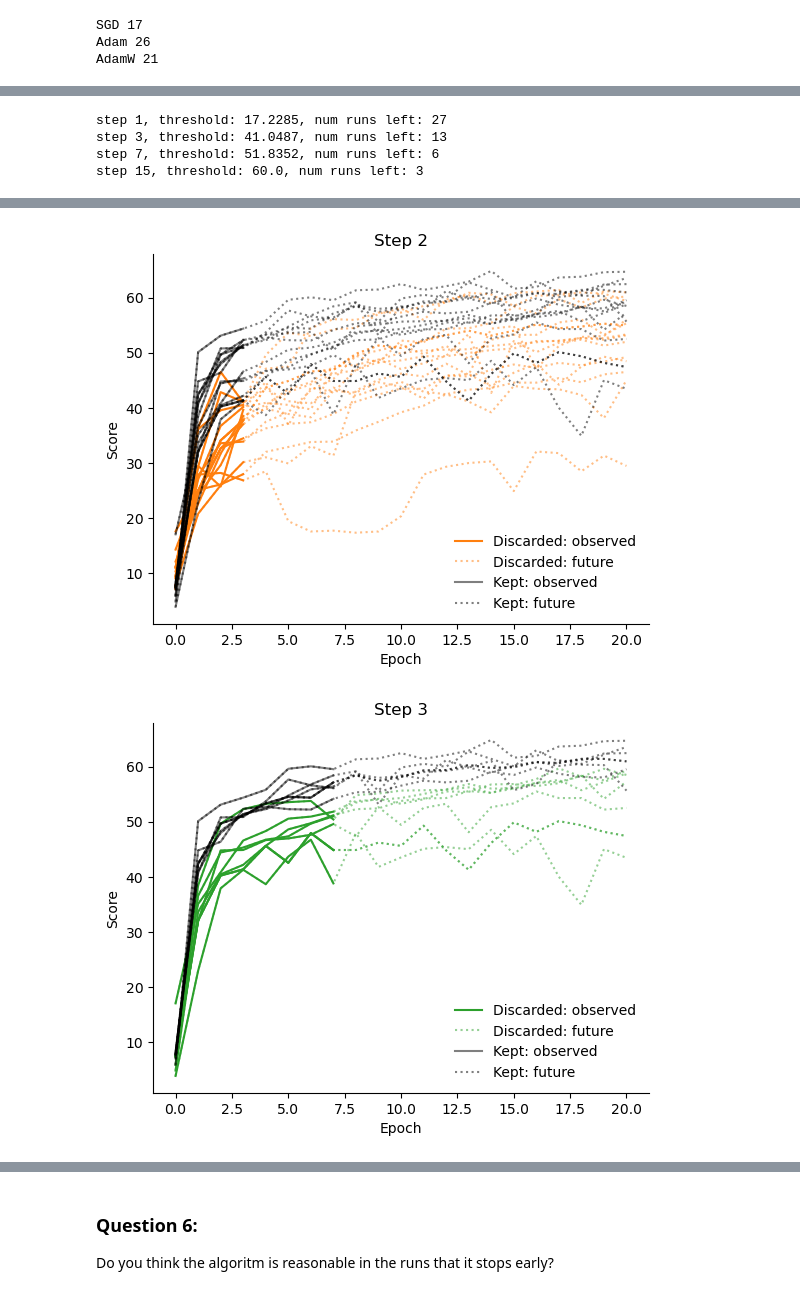
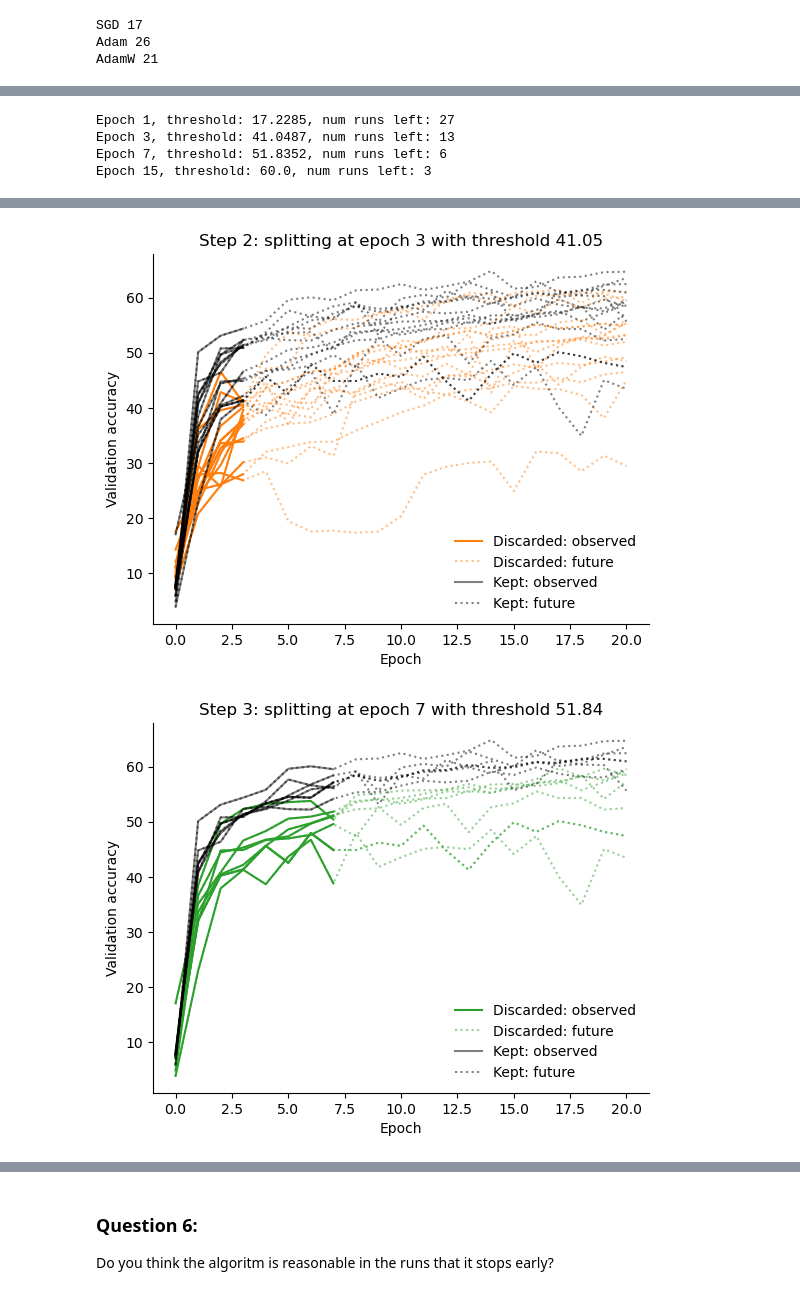
Before and after one commit to rguilcas/BCCR-ML-course, a Jupyter notebook: lecture_exercises/solutions/D4-01_HPO-example.ipynb, the cells around one changed output, grey strips where cells are left out. Saved outputs shown, nothing was run; the diff lists cells and outputs as text; code cells hidden in the pictures.

```diff
--- a/lecture_exercises/solutions/D4-01_HPO-example.ipynb
+++ b/lecture_exercises/solutions/D4-01_HPO-example.ipynb
@@ -83,7 +78,7 @@ We will now look at the sets of hyperparameters that lead to the best accuracy r
 To do this, we start by loading the configuration of each run that gives us the hyperparameters that were used. We then explore how they influence the best accuracy obtained for each run.
 # %%
 df_hyperparams = pd.read_json(DATA_IN_PATH+'/hpo-sweeps/pandas-8-config_dict.json').T
-best_accuracy_per_run = score_df.max()
+best_accuracy_per_run = score_df.max(axis=1)
 df_hyperparams['best_accuracy'] = best_accuracy_per_run
 
 df_hyperparams
@@ -159,10 +140,10 @@ col_dict = {'SGD': 'C0',
 
 for HP in ['lr', 'C2', 'C3', 'L1_expo', 'L2_expo']:
     fig, ax = plt.subplots()
-    for run_id in config_dict.keys():
-        ax.scatter(config_dict[run_id][HP],
-                    max_score_df[max_score_df.index == run_id],
-                   color=col_dict[config_dict[run_id]['optimizer']])
+    for run_id in df_hyperparams.index:
+        ax.scatter(df_hyperparams.loc[run_id, HP],
+                   df_hyperparams.loc[run_id, 'best_accuracy'],
+                   color=col_dict[df_hyperparams.loc[run_id, 'optimizer']])
     decorate_plot(ax, HP, score_label)
     if HP == 'lr':
         plt.xscale('log')
@@ -185,15 +167,15 @@ Fill in the missing code to create the necessary lists of run_ids and a set of h
 # %%
 # Separate the runs by which optimiser was used
-sgd_runs = [run_id for run_id in config_dict.keys() if config_dict[run_id]['optimizer'] == 'SGD']
-adam_runs = [run_id for run_id in config_dict.keys() if config_dict[run_id]['optimizer'] == 'Adam']
-adamw_runs = [run_id for run_id in config_dict.keys() if config_dict[run_id]['optimizer'] == 'AdamW']
+sgd_runs = df_hyperparams.loc[df_hyperparams.optimizer == 'SGD'].index
+adam_runs = df_hyperparams.loc[df_hyperparams.optimizer == 'Adam'].index
+adamw_runs = df_hyperparams.loc[df_hyperparams.optimizer == 'AdamW'].index
 # %%
 bins = np.linspace(15, 65, 21)
 fig, axes = plt.subplots(3, 1)
 ii = 0
 for label, sub_list in [('SGD', sgd_runs), ('Adam', adam_runs), ('AdamW', adamw_runs)]:
     ax = axes[ii]
-    ax.hist(max_score_df.T[sub_list].T.values, label=label, alpha=0.5, bins=bins,
+    ax.hist(df_hyperparams.loc[sub_list, 'best_accuracy'], label=label, alpha=0.5, bins=bins,
              density=True, color=col_dict[label])
     decorate_plot(ax, score_label, None, legend=True)
     ax.set_ylim([0, 0.15])
@@ -225,46 +207,43 @@ Fill in the missing parts of the code so we can implement successive halving
 # %%
-
-
-
-disc_list, median_list, splits = [], [], [] # We want to store some intermediate states
-kept_step_prev = score_df
-cc = 0 # Tracking which epoch we're using.
+discarder_runs_list, median_accuracy_list, epochs_where_splitting_list = [], [], [] # We want to store some intermediate states
+df_runs_kept_previous_step = score_df
+current_epoch = 0 # Tracking which epoch we're using.
 main_fig, main_ax = plt.subplots()
-for ii in range(1, 5):
-    cc = cc + 2**(ii-1) # Update which epoch we'll look at when splitting
-    splits.append(cc) # Record keeping
-    cur_step = f'step {cc}'
-    step_cur_median = kept_step_prev[cur_step].median() # Take the middle value as the threshold
-    median_list.append(step_cur_median)
+for spliting_step in range(1, 5):
+    current_epoch = current_epoch + 2**(spliting_step-1) # Update which epoch we'll look at when splitting
+    epochs_where_splitting_list.append(current_epoch) # Record keeping
+    current_step_median_accuracy = df_runs_kept_previous_step[current_epoch].median() # Take the middle value as the threshold
+    median_accuracy_list.append(current_step_median_accuracy)
 
     # Create two new data frames, one for the runs we're keeping, and one for the one we're dropping
-    kept_step_cur = kept_step_prev[kept_step_prev[cur_step] > step_cur_median]
-    disc_step_cur = kept_step_prev[kept_step_prev[cur_step] <= step_cur_median]
-    disc_list.append(disc_step_cur) # Track all the runs we're discarding
+    df_runs_kept_previous_current = df_runs_kept_previous_step[df_runs_kept_previous_step[current_epoch] > current_step_median_accuracy]
+    df_runs_discarded_current = df_runs_kept_previous_step[df_runs_kept_previous_step[current_epoch] <= current_step_median_accuracy]
+    discarder_runs_list.append(df_runs_discarded_current) # Track all the runs we're discarding
 
-    kept_step_prev = kept_step_cur # Update varible
-    print(f'{cur_step}, threshold: {step_cur_median}, num runs left: {len(kept_step_cur)}')
+    df_runs_kept_previous_step = df_runs_kept_previous_current # Update variable
+    print(f'Epoch {current_epoch}, threshold: {current_step_median_accuracy}, num runs left: {len(df_runs_kept_previous_current)}')
 
     # Add the discarded runs to our main figure
     # Do the plotting twice, because we only want to add to the legend once
-    col = f'C{ii-1}'
-    double_plot(main_ax, range(cc+1), disc_step_cur.T[:cc+1], col=col,
-                label=f'Discarded epoch {cc}')
+    col = f'C{spliting_step-1}'
+    double_plot(main_ax, range(current_epoch+1), df_runs_discarded_current.T[:current_epoch+1], col=col,
+                label=f'Discarded epoch {current_epoch}')
 
     # Also make a figure for this decision point
     fig, ax = plt.subplots()
-    double_plot(ax, range(cc+1), disc_step_cur.T[:cc+1], col=col, label='Discarded: observed')
-    double_plot(ax, range(21), disc_step_cur.T, col=col, label='Discarded: future',
+    double_plot(ax, range(current_epoch+1), df_runs_discarded_current.T[:current_epoch+1], col=col, label='Discarded: observed')
+    double_plot(ax, range(21), df_runs_discarded_current.T, col=col, label='Discarded: future',
                 ll=':', aa=0.5)
-    double_plot(ax, range(cc+1), kept_step_cur.T[:cc+1], label='Kept: observed', col='k', aa=0.5)
-    double_plot(ax, range(21), kept_step_cur.T, col='k', label='Kept: future', ll=':', aa=0.5)
+    double_plot(ax, range(current_epoch+1), df_runs_kept_previous_current.T[:current_epoch+1], label='Kept: observed', col='k', aa=0.5)
+    double_plot(ax, range(21), df_runs_kept_previous_current.T, col='k', label='Kept: future', ll=':', aa=0.5)
     decorate_plot(ax, 'Epoch', score_label, legend=True)
-    ax.set_title(f'Step {ii}')
-kept_final = kept_step_prev
+    ax.set_title(f'Step {spliting_step}: splitting at epoch {current_epoch} with threshold {current_step_median_accuracy:.2f}')
+
+kept_final = df_runs_kept_previous_current
 double_plot(main_ax, range(21), kept_final.T, col='k', label='Kept')
 decorate_plot(main_ax, 'Epoch', score_label, legend=True)
 # %% [output]
-step 1, threshold: 17.2285, num runs left: 27
-step 3, threshold: 41.0487, num runs left: 13
-step 7, threshold: 51.8352, num runs left: 6
-step 15, threshold: 60.0, num runs left: 3
+Epoch 1, threshold: 17.2285, num runs left: 27
+Epoch 3, threshold: 41.0487, num runs left: 13
+Epoch 7, threshold: 51.8352, num runs left: 6
+Epoch 15, threshold: 60.0, num runs left: 3
@@ -273,2 +252,2 @@ step 15, threshold: 60.0, num runs left: 3
-[figure, old version]
+[figure, new version]
-[figure, old version]
+[figure, new version]
```
Also changed, not shown: parts of 15 cells of this notebook, 1 other file.
